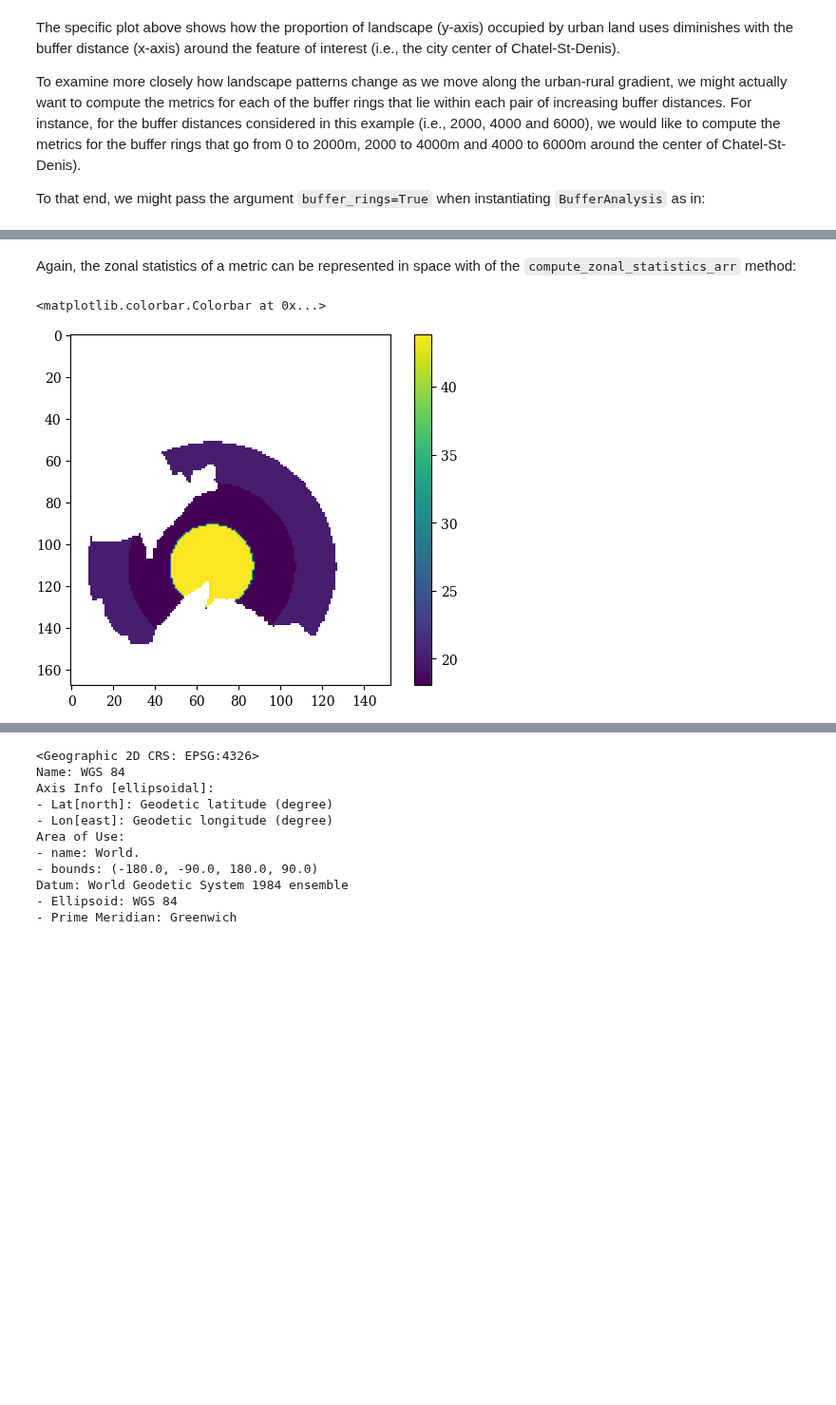
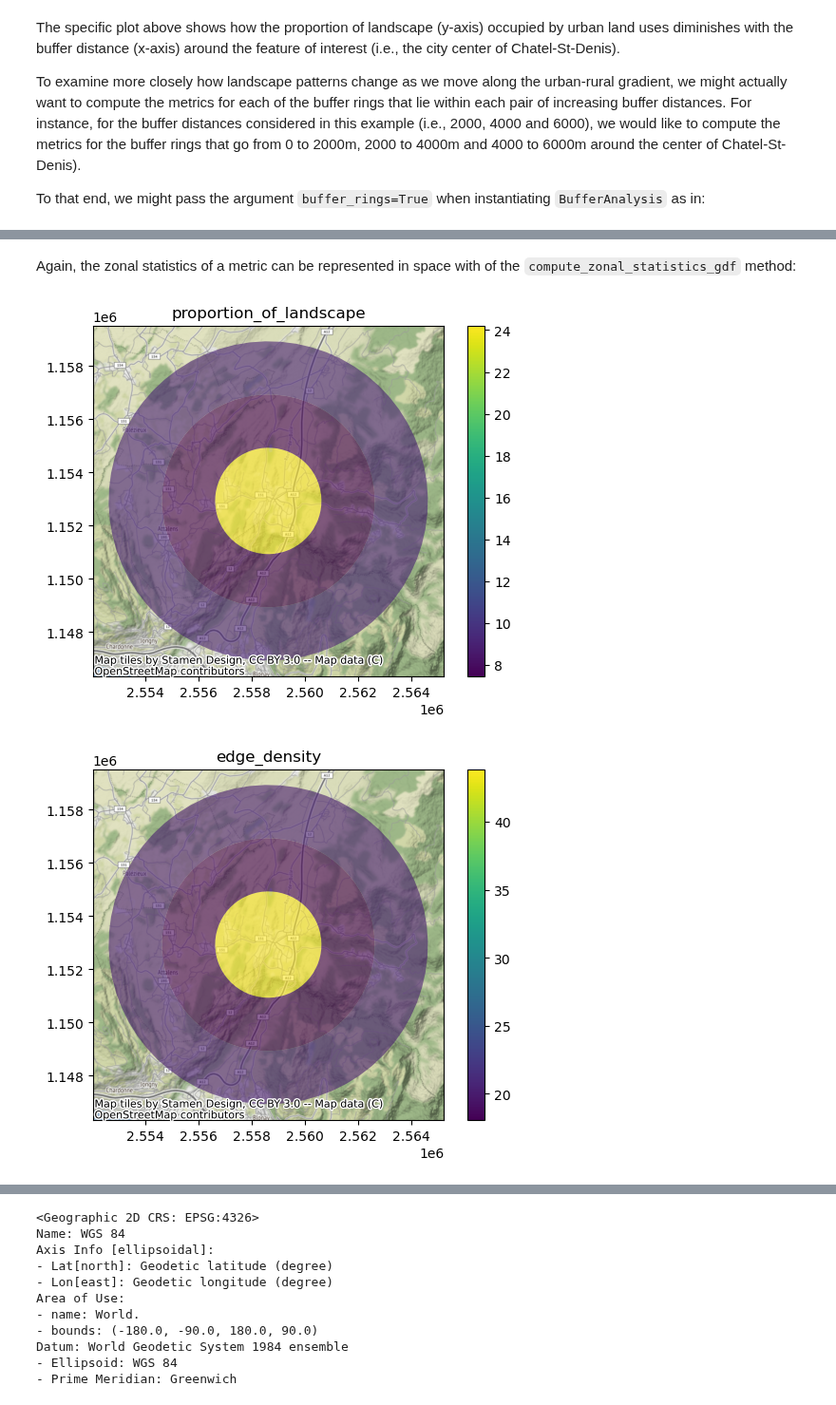
Before and after one commit to martibosch/pylandstats-notebooks, a Jupyter notebook: notebooks/03-zonal-analysis.ipynb, the cells around one changed output, grey strips where cells are left out. Shown at 95% size. Drawn from its saved outputs; the diff is of its cells as text; code cells hidden in the pictures; blank space fills up the shorter version.

```diff
--- a/notebooks/03-zonal-analysis.ipynb
+++ b/notebooks/03-zonal-analysis.ipynb
@@ -73 +39,5 @@ za = pls.ZonalAnalysis(
+# %%
+elev_zones_filepath = "../data/processed/elev-zones.gpkg"
+
+za = pls.ZonalAnalysis(input_filepath, elev_zones_filepath, zone_index="elev-zone")
 # %% [markdown]
@@ -74,0 +55,5 @@ The `ZonalAnalysis` instance will automatically generate the three landscapes of
+# %%
+ax = za.zone_gser.reset_index().plot(
+    "elev-zone", alpha=0.6, categorical=True, legend=True
+)
+cx.add_basemap(ax, crs=za.zone_gser.crs)
@@ -190,8 +192,8 @@ In line with the classic concentric models of location and land use, we are ofte
 We might define a given coordinate as the center of our region of interest (in this example, the town of Chatel-St-Denis) and a series of buffer distances around that point:
 # %%
 # latitude and longitude of the center of Chatel-St-Denis according to OpenStreetMap
-base_mask = Point(6.8992073, 46.52634)
-base_mask_crs = "+proj=longlat +ellps=WGS84 +datum=WGS84 +no_defs"
+base_geom = Point(6.8992073, 46.52634)
+base_geom_crs = "+proj=longlat +ellps=WGS84 +datum=WGS84 +no_defs"
 
 # buffer distances (in meters)
 buffer_dists = [2000, 4000, 6000]
@@ -245,10 +247,10 @@ To that end, we might pass the argument `buffer_rings=True` when instantiating `
 # %%
 ba = pls.BufferAnalysis(
     input_filepath,
-    base_mask,
+    base_geom,
     buffer_dists,
     buffer_rings=True,
-    base_mask_crs=base_mask_crs,
+    base_geom_crs=base_geom_crs,
 )
 fig = ba.plot_landscapes(cmap=sls.noas04_4_cmap, show_kws=dict(norm=sls.noas04_4_norm))
 # %% [output]
@@ -279,12 +281,15 @@ ba.plot_metric("proportion_of_landscape", class_val=URBAN_CLASS_VAL)
 # %% [markdown]
-Again, the zonal statistics of a metric can be represented in space with of the `compute_zonal_statistics_arr` method:
+Again, the zonal statistics of a metric can be represented in space with of the `compute_zonal_statistics_gdf` method:
 # %%
-zonal_statistics_arr = ba.compute_zonal_statistics_arr(
-    "edge_density", class_val=URBAN_CLASS_VAL
+metrics = ["proportion_of_landscape", "edge_density"]
+zonal_statistics_gdf = ba.compute_zonal_statistics_gdf(
+    metrics, class_val=URBAN_CLASS_VAL
 )
-plt.imshow(zonal_statistics_arr)
-plt.colorbar()
+for metric in metrics:
+    ax = zonal_statistics_gdf.plot(metric, alpha=0.6, legend=True)
+    ax.set_title(metric)
+    cx.add_basemap(ax, crs=zonal_statistics_gdf.crs)
 # %% [output]
-<matplotlib.colorbar.Colorbar at 0x...>
-[figure, old version]
+[figure, new version]
+[figure, added]
 # %% [markdown]
```
Also changed, not shown: parts of 65 cells of this notebook, 5 other files.
